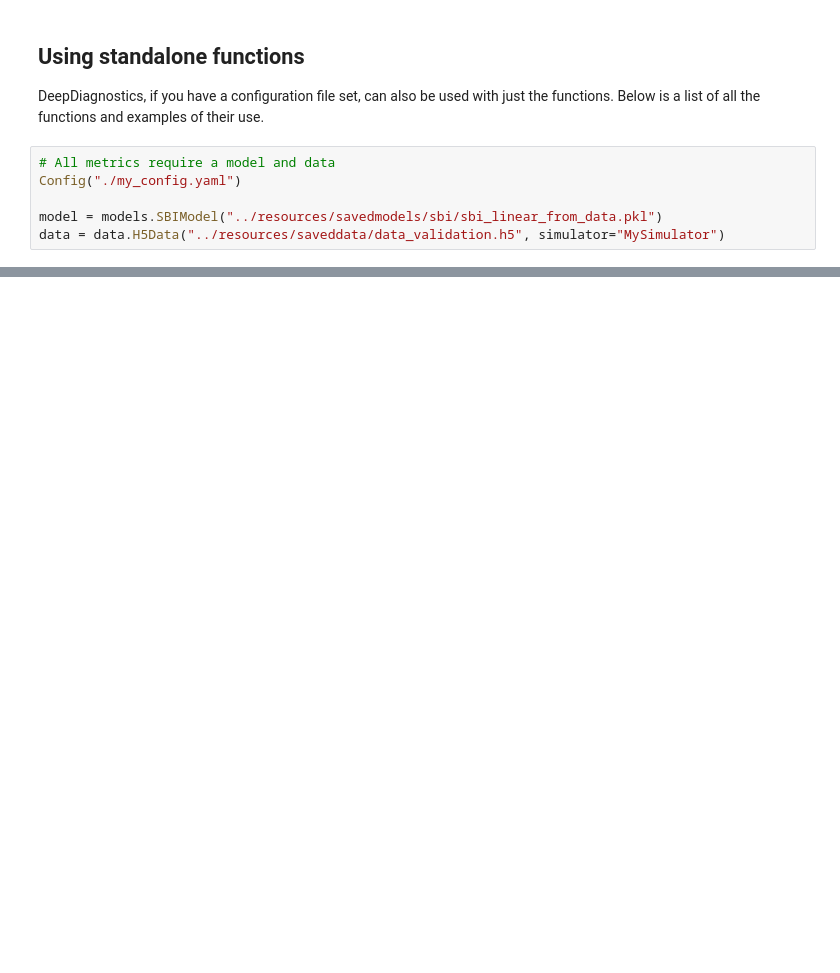
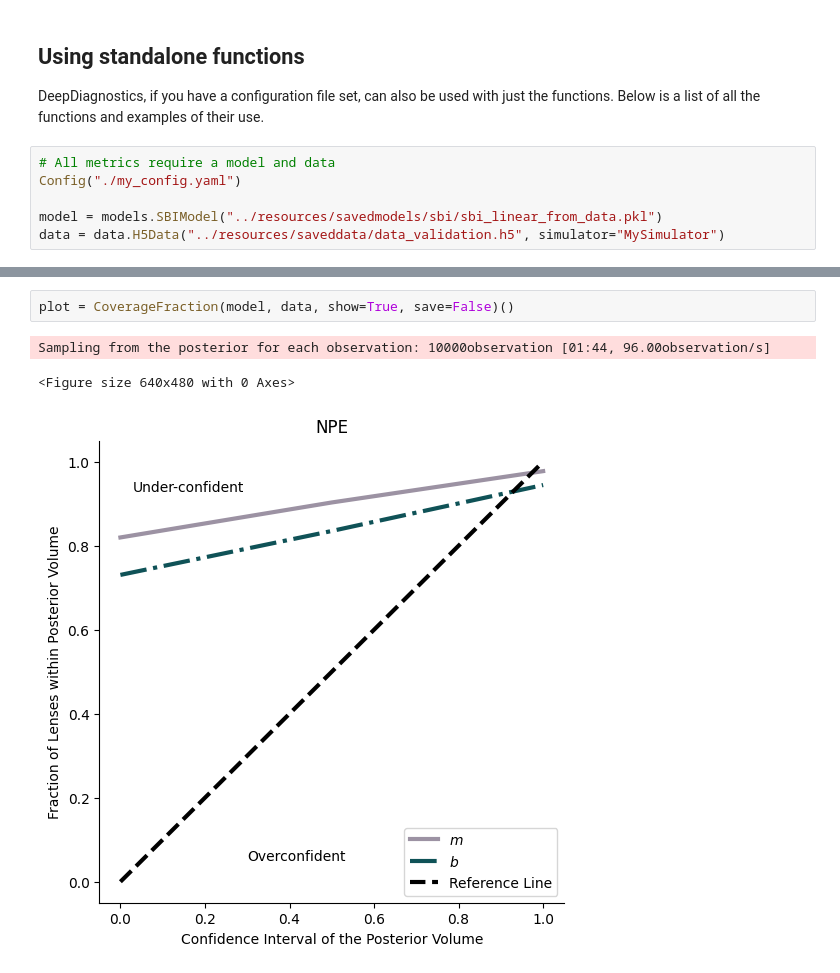
Before and after one commit to deepskies/DeepDiagnostics, a Jupyter notebook: notebooks/example.ipynb, the cells around one changed output, grey strips where cells are left out. Drawn from its saved outputs; the diff is of its cells as text; blank space fills up the shorter version.

```diff
--- a/notebooks/example.ipynb
+++ b/notebooks/example.ipynb
@@ -196,0 +202,6 @@ ModuleNotFoundError: No module named 'utils.plotting_utils'
+# %%
+plot = CoverageFraction(model, data, show=True, save=False)()
+# %% [output]
+Sampling from the posterior for each observation: 10000observation [01:44, 96.00observation/s]
+<Figure size 640x480 with 0 Axes>
+[figure, added]
```
Also changed, not shown: parts of 14 cells of this notebook.
